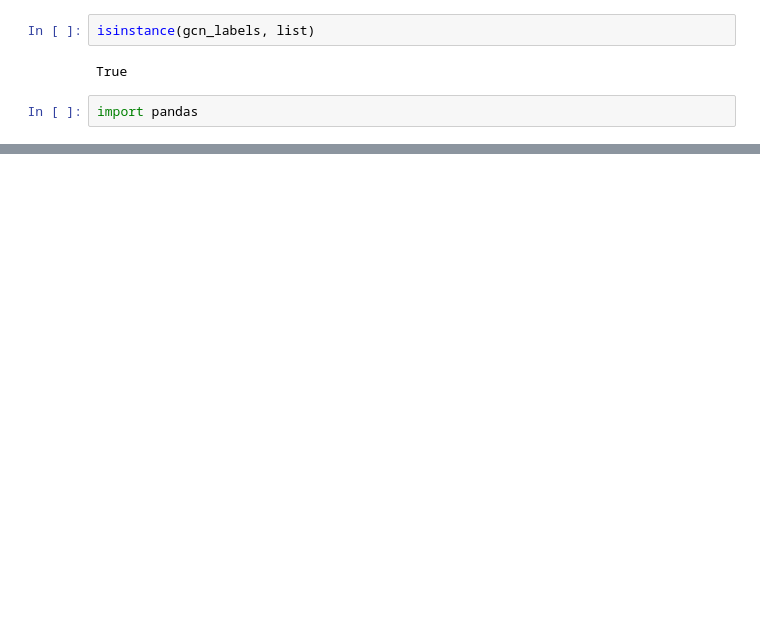
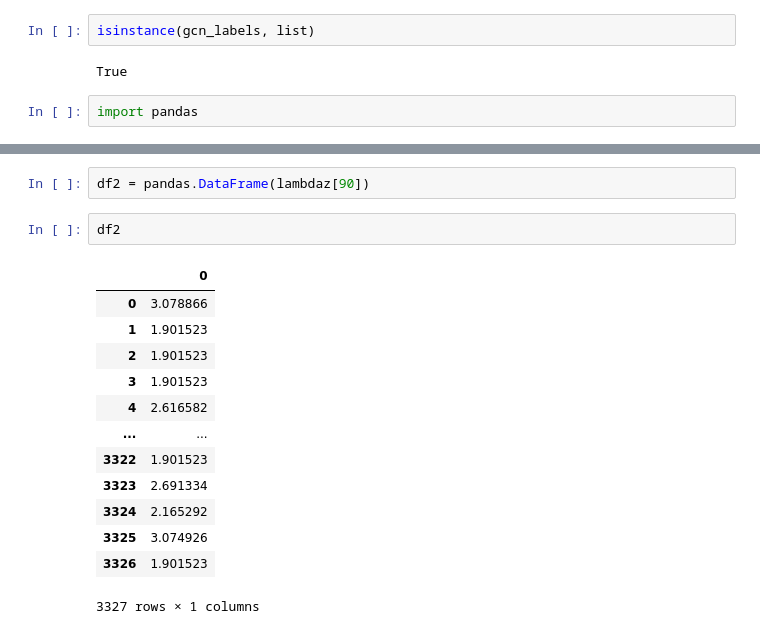
Before and after one commit to achalagarwal/gcn-lpa, a Jupyter notebook: src/analysis.ipynb, the cells around one changed output, grey strips where cells are left out. Cells and saved outputs as stored; diff of their text form; blank space fills up the shorter version.

```diff
--- a/src/analysis.ipynb
+++ b/src/analysis.ipynb
@@ -91,0 +352,18 @@ pandas.DataFrame(gcn_labels[0])
+# %%
+df2 = pandas.DataFrame(lambdaz[90])
+# %%
+df2
+# %% [output]
+|  | 0 |
+| 0 | 3.078866 |
+| 1 | 1.901523 |
+| 2 | 1.901523 |
+| 3 | 1.901523 |
+| 4 | 2.616582 |
+| ... | ... |
+| 3322 | 1.901523 |
+| 3323 | 2.691334 |
+| 3324 | 2.165292 |
+| 3325 | 3.074926 |
+| 3326 | 1.901523 |
+3327 rows × 1 columns
```
Also changed, not shown: parts of 53 cells of this notebook, 3 other files.
